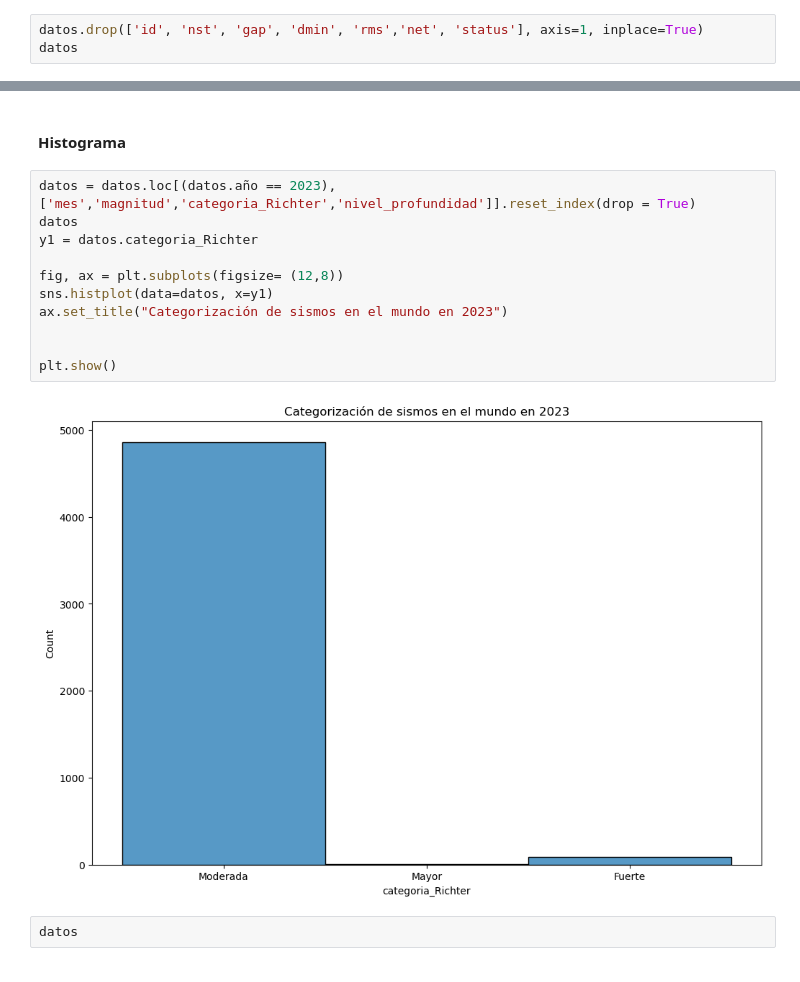
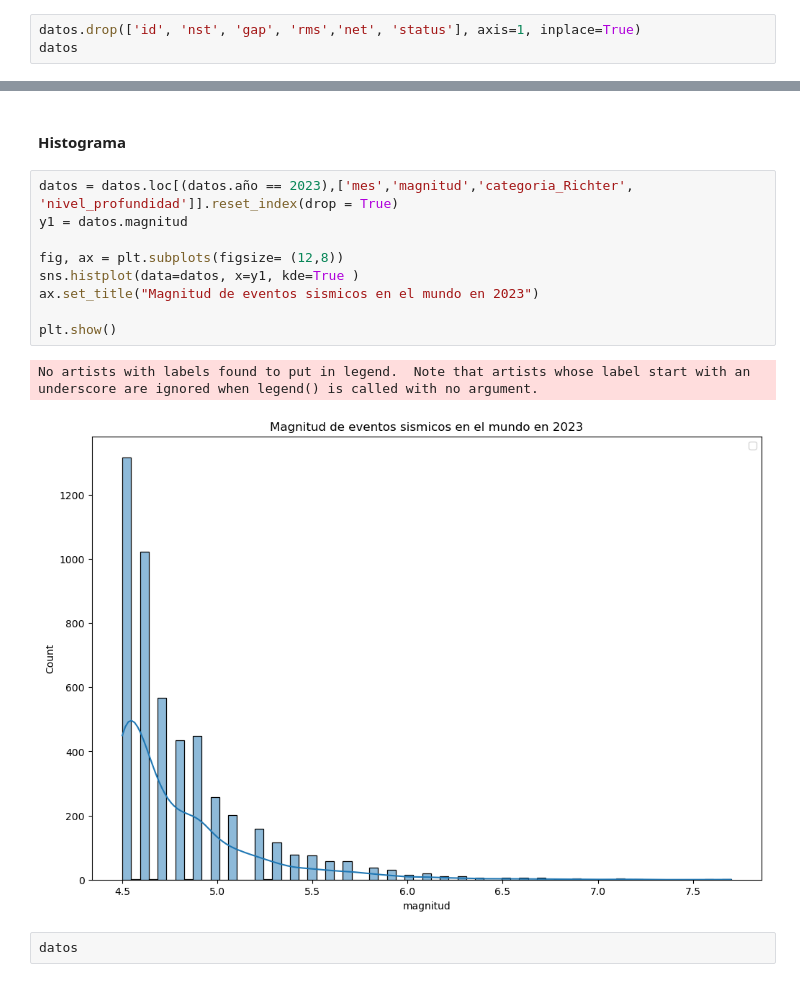
Before and after one commit to ecolmont/Analisis_Datos, a Jupyter notebook: Proyecto_Colmont_final.ipynb, the cells around one changed output, grey strips where cells are left out. Saved outputs shown, nothing was run; the diff lists cells and outputs as text.

```diff
--- a/Proyecto_Colmont_final.ipynb
+++ b/Proyecto_Colmont_final.ipynb
@@ -80,6 +80,6 @@ memory usage: 1.4+ MB
 # %% [markdown]
 #### **Existen columnas que se desean eliminar**
 # %%
-datos.drop(['id', 'nst', 'gap', 'dmin', 'rms','net', 'status'], axis=1, inplace=True)
+datos.drop(['id', 'nst', 'gap', 'rms','net', 'status'], axis=1, inplace=True)
 datos
 # %% [output]
@@ -299,18 +301,17 @@ plt.show()
 # %% [markdown]
 #### **Histograma**
 # %%
-datos = datos.loc[(datos.año == 2023),['mes','magnitud','categoria_Richter','nivel_profundidad']].reset_index(drop = True)
-datos
-y1 = datos.categoria_Richter
+datos = datos.loc[(datos.año == 2023),['mes','magnitud','categoria_Richter', 'nivel_profundidad']].reset_index(drop = True)
+y1 = datos.magnitud
 
 fig, ax = plt.subplots(figsize= (12,8))
-sns.histplot(data=datos, x=y1)
-ax.set_title("Categorización de sismos en el mundo en 2023")
-
+sns.histplot(data=datos, x=y1, kde=True )
+ax.set_title("Magnitud de eventos sismicos en el mundo en 2023")
 
 plt.show()
 # %% [output]
+No artists with labels found to put in legend.  Note that artists whose label start with an underscore are ignored when legend() is called with no argument.
-[figure, old version]
+[figure, new version]
 # %%
 datos
 # %% [output]
```
Also changed, not shown: parts of 9 cells of this notebook.
